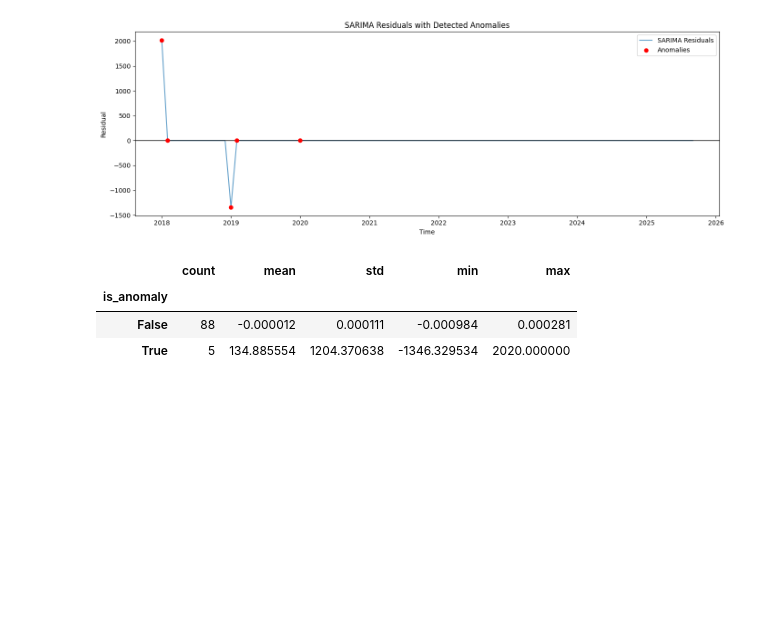
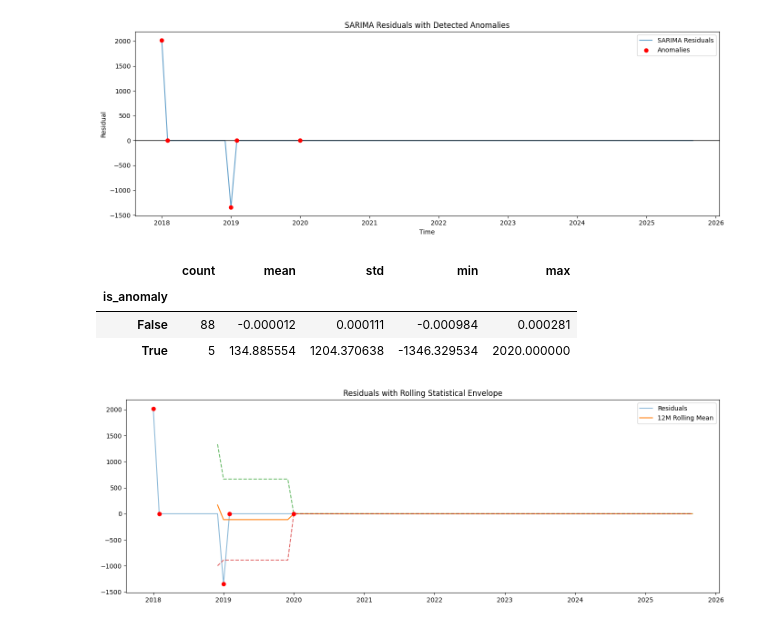
Before and after one commit to Nehemiahmageto/Unsupervised-Discovery-of-U.S.-Electricity-Consumption-Regimes-2015-2024-, a Jupyter notebook: model_2.ipynb, the cells around one changed output. Saved outputs shown, nothing was run; the diff lists cells and outputs as text; code cells hidden in the pictures; blank space fills up the shorter version.

```diff
--- a/model_2.ipynb
+++ b/model_2.ipynb
@@ -813,3 +813,30 @@ resid_df.groupby("is_anomaly")["residual"].agg(
 | is_anomaly |  |  |  |  |  |
 | False | 88 | -0.000012 | 0.000111 | -0.000984 | 0.000281 |
 | True | 5 | 134.885554 | 1204.370638 | -1346.329534 | 2020.000000 |
+# %%
+# -----------------------------
+# 3. Rolling context (sanity check)
+# -----------------------------
+
+rolling_mean = residuals.rolling(12).mean()
+rolling_std = residuals.rolling(12).std()
+
+plt.figure(figsize=(14,5))
+plt.plot(residuals, label="Residuals", alpha=0.5)
+plt.plot(rolling_mean, label="12M Rolling Mean")
+plt.plot(rolling_mean + 2*rolling_std, linestyle="--", alpha=0.7)
+plt.plot(rolling_mean - 2*rolling_std, linestyle="--", alpha=0.7)
+
+plt.scatter(
+    anomalies[anomalies].index,
+    residuals[anomalies],
+    color="red",
+    zorder=3
+)
+
+plt.title("Residuals with Rolling Statistical Envelope")
+plt.legend()
+plt.tight_layout()
+plt.show()
+# %% [output]
+[figure, added]
```
